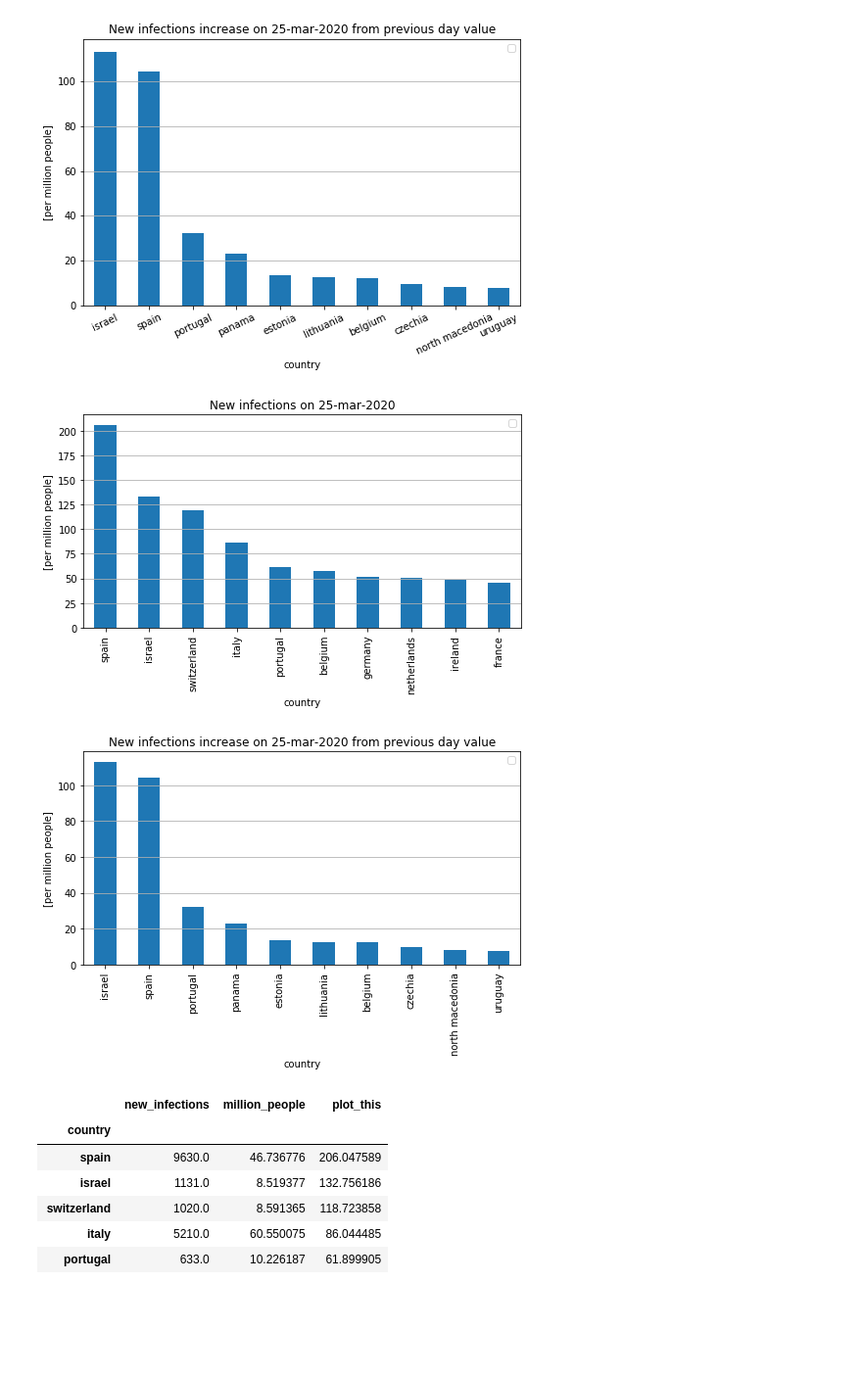
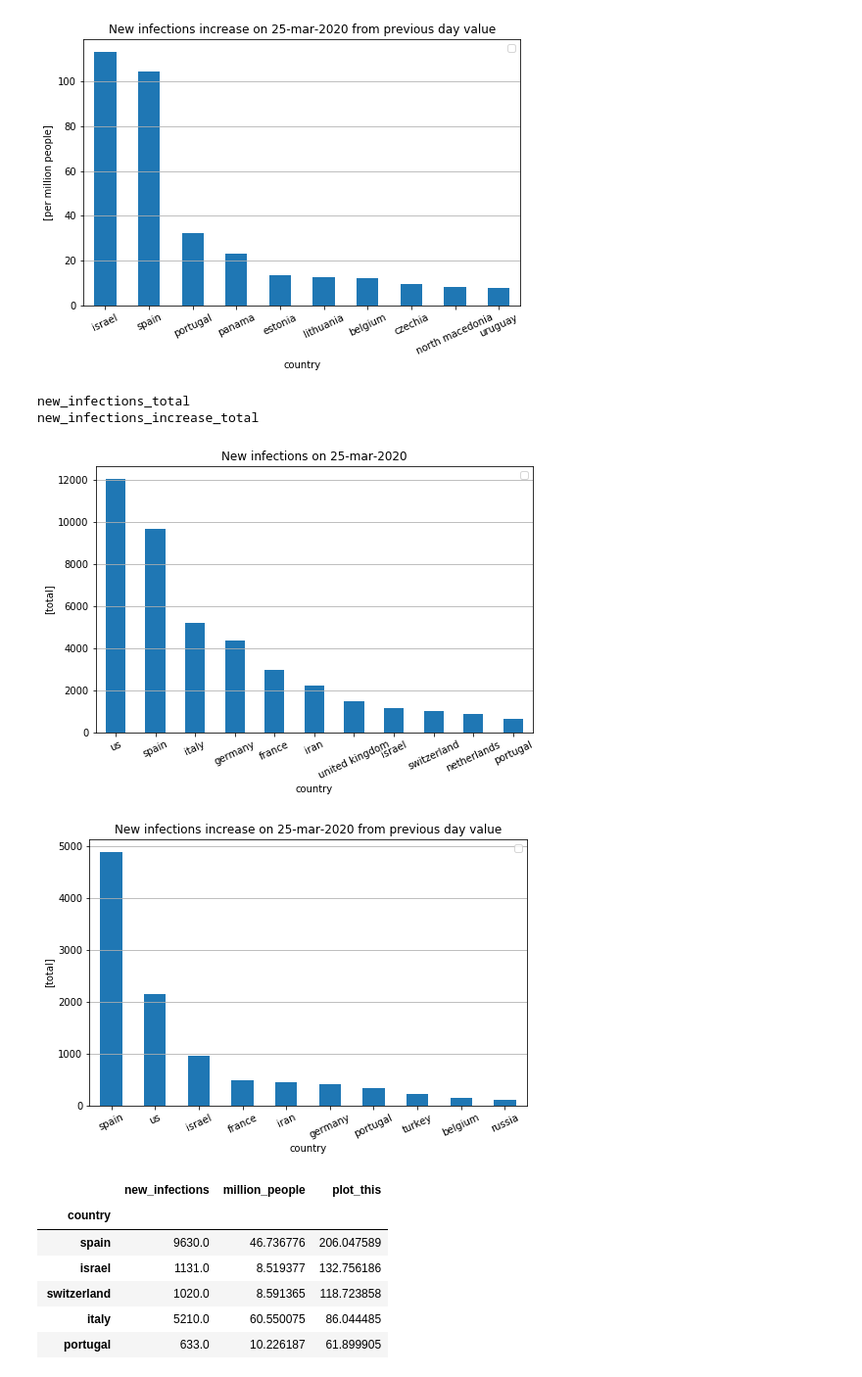
Before and after one commit to jnpicao/covid-19, a Jupyter notebook: import_db.ipynb, the cells around one changed output. Shown at 98% size. Drawn from its saved outputs; the diff is of its cells as text; code cells hidden in the pictures; blank space fills up the shorter version.

```diff
--- a/import_db.ipynb
+++ b/import_db.ipynb
@@ -167,7 +169,7 @@ def tidy_df(df_original, df_population=None):
 
     return df_tidy
 # %%
-df_main = tidy_df(df_original, df_population)
+df_main = tidy_df(df_original)
 # %%
 df_main.info()
 # %% [output]
@@ -212,0 +215,4 @@ df_main.loc[idx["spain", :,:], :]
+# %%
+last_date = df_main.index.get_level_values('date').max()
+df_world_today = df_main.loc[idx[:, :,last_date], :].sum()
+df_world_today
@@ -213,7 +240,7 @@ df_main.loc[idx["spain", :,:], :]
 # %% [markdown]
 ### Build today country-level DataFrame
 # %%
-def build_today_df(df_main):
+def build_single_day_df(df_main, day_to_use=None):
 
     # Create new DataFrame for country-level analysis
     df_today = df_main.copy()
@@ -224,18 +251,21 @@ def build_today_df(df_main):
     # Drop unused columns
     df_today = df_today.drop(columns=['lat', 'long'])
 
-    # Keep last available values
-    last_date = df_today.index.get_level_values('date').max()
+    # Keep a signle date in the dataframe
+    if day_to_use is None:
+        last_date = df_today.index.get_level_values('date').max()
+    else:
+        last_date = day_to_use
 
     idx = pd.IndexSlice
     df_today = df_today.loc[idx[:,last_date], :]
 
     return df_today
 # %%
-df_today = build_today_df(df_main)
+df_today = build_single_day_df(df_main)
 
 #df_today[df_today.confirmed>1000]
-df_today.loc[idx["spain":"sweden",:],:]
+df_today.loc[idx["portual":"russia",:],:]
 # %% [output]
 |  |  | confirmed | new_infections | new_infections_increase | recovered | deaths | new_deaths |
 | country | date |  |  |  |  |  |  |
@@ -321,10 +349,12 @@ new_infections_increase_per_million_people
 [figure]
 # %%
 for var_to_plot in ['new_infections', 'new_infections_increase']:
-    plot_today_figures(df_today, var_to_plot, pop=df_population)
+    plot_today_figures(df_today, var_to_plot, pop=None)
 # %% [output]
+new_infections_total
+new_infections_increase_total
-[figure, old version]
+[figure, new version]
-[figure, old version]
+[figure, new version]
 # %%
 df_aux.sort_values(by='plot_this',ascending=False)
 # %% [output]
```
Also changed, not shown: parts of 8 cells of this notebook.
